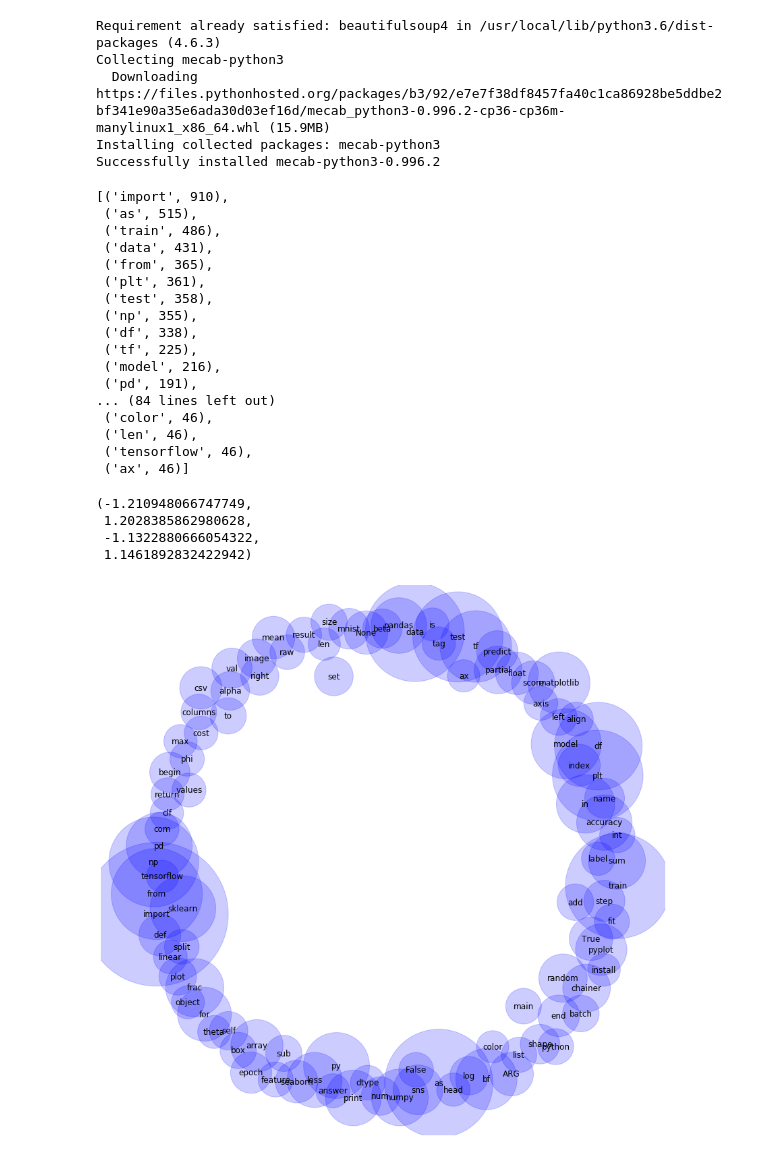
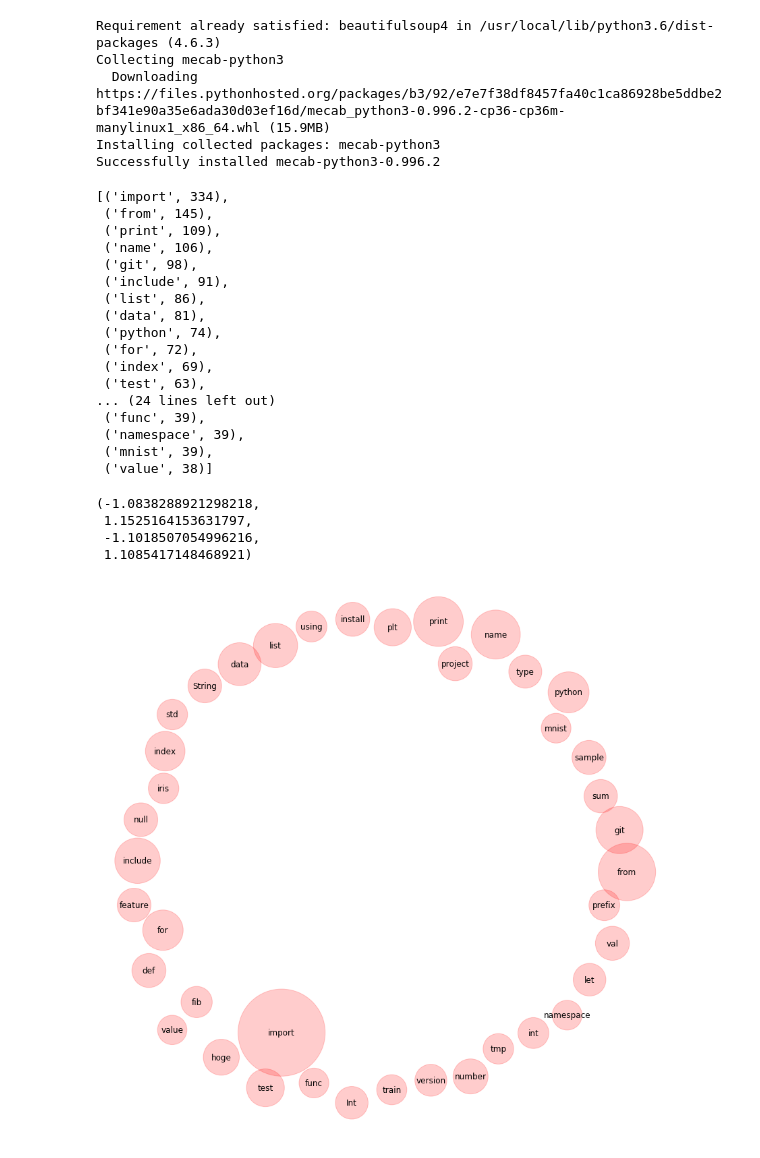
Before and after one commit to soichi-fujiwara/jupyter-notebook, a Jupyter notebook: Web_scraping_Qiita.ipynb, the cells around one changed output. Drawn from its saved outputs; the diff is of its cells as text; code cells hidden in the pictures.

Commit message:
python 実務

```diff
--- a/Web_scraping_Qiita.ipynb
+++ b/Web_scraping_Qiita.ipynb
@@ -16,8 +16,8 @@ import pandas as pd
 #import MeCab
 from google.colab import files
 
-# 親ページURL(検索ワード指定：python 回帰 ソート:ストック順)
-url_pr = 'https://qiita.com/search?page={0}&q=python%E3%80%80%E5%9B%9E%E5%B8%B0&sort=stock'
+# 親ページURL(検索ワード指定：python 実務 ソート:ストック順)
+url_pr = 'https://qiita.com/search?page={0}&q=python+%E5%AE%9F%E5%8B%99&sort=stock'
 # 子ページURL(ベース)
 url_c_base = 'https://qiita.com/'
 
@@ -110,35 +110,37 @@ text = serialize_q(str_wk)
 tagger = MeCab.Tagger("-Owakati")
 word_list_wk = (tagger.parse(text)).split(' ')
 
-word_list = [e for e in word_list_wk if len(e) >= 2]
+#文字列長がNByte以上の単語のみピックアップ
+word_list = [e for e in word_list_wk if len(e) >= 3]
+#word_list = word_list_wk
 
 #単語カウント
 mycounter = Counter(word_list)
 
-#先頭100項目を確認
+#先頭N項目を確認
 word_cnt_list = []
-for word_rank in mycounter.most_common(100):
+for word_rank in mycounter.most_common(40):
   word_cnt_list.append(word_rank)
 
 word_cnt_list
 # %% [output]
-[('import', 910),
- ('as', 515),
- ('train', 486),
- ('data', 431),
- ('from', 365),
- ('plt', 361),
- ('test', 358),
- ('np', 355),
- ('df', 338),
- ('tf', 225),
- ('model', 216),
- ('pd', 191),
-... (84 lines left out)
- ('color', 46),
- ('len', 46),
- ('tensorflow', 46),
- ('ax', 46)]
+[('import', 334),
+ ('from', 145),
+ ('print', 109),
+ ('name', 106),
+ ('git', 98),
+ ('include', 91),
+ ('list', 86),
+ ('data', 81),
+ ('python', 74),
+ ('for', 72),
+ ('index', 69),
+ ('test', 63),
+... (24 lines left out)
+ ('func', 39),
+ ('namespace', 39),
+ ('mnist', 39),
+ ('value', 38)]
 # %%
 import networkx as nx
 
@@ -157,29 +159,29 @@ for tags in word_list:
 # %%
 %matplotlib inline
 import matplotlib.pyplot as plt
 
 # グラフのサイズを定義
 plt.figure(figsize=(15,15))
 
 # ノード間の反発力を定義。値が小さいほど密集する
 pos = nx.spring_layout(G, k=1.0)
 
 # ノードの大きさを調整
 node_size = [ d['count']*50 for (n,d) in G.nodes(data=True)]
 
 # ノードのスタイルを定義
-nx.draw_networkx_nodes(G, pos, node_color='b', alpha=0.2, node_size=node_size, font_weight="bold", font_family='VL Gothic')
+nx.draw_networkx_nodes(G, pos, node_color='r', alpha=0.2, node_size=node_size, font_weight="bold", font_family='VL Gothic')
 nx.draw_networkx_labels(G, pos, fontsize=14)
 
 # エッジの太さを調整
 edge_width = [ d['weight']*0.5 for (u,v,d) in G.edges(data=True)]
 # エッジのスタイルを定義
 nx.draw_networkx_edges(G, pos, alpha=0.4, edge_color='r', width=edge_width)
 
 plt.axis('off')
 # %% [output]
-(-1.210948066747749,
- 1.2028385862980628,
- -1.1322880666054322,
- 1.1461892832422942)
+(-1.0838288921298218,
+ 1.1525164153631797,
+ -1.1018507054996216,
+ 1.1085417148468921)
-[figure, old version]
+[figure, new version]
```
